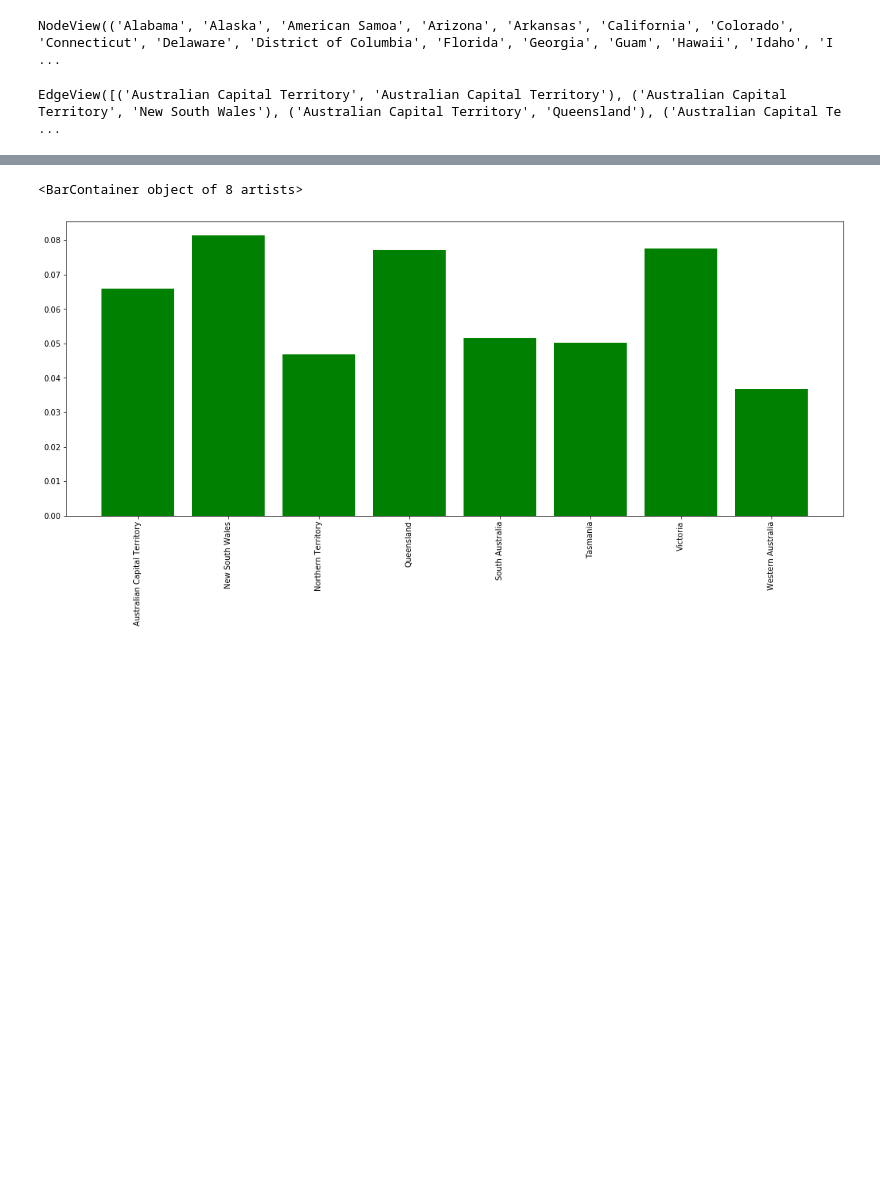
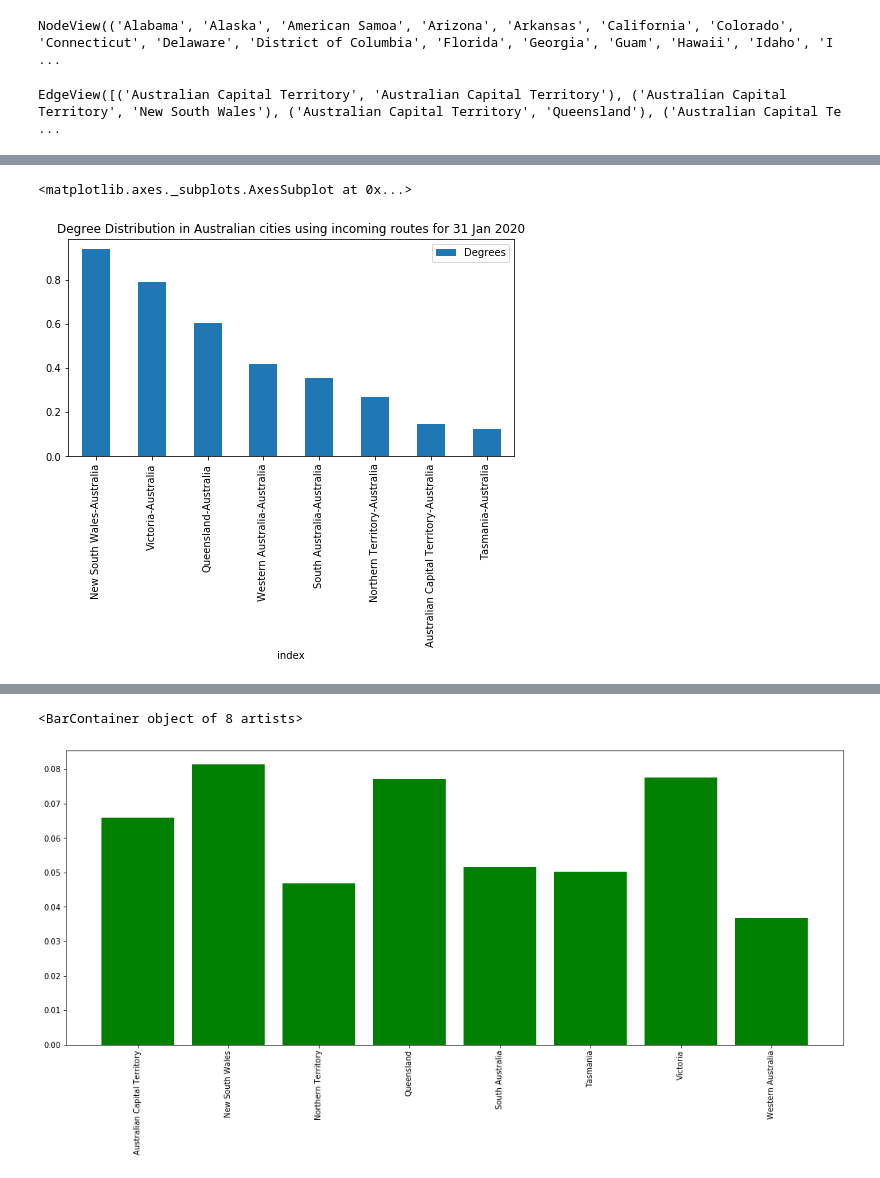
Before and after one commit to Ccamm/coronavirus_network, a Jupyter notebook: coronavirus_timeline.ipynb, the cells around one changed output, grey strips where cells are left out. Drawn from its saved outputs; the diff is of its cells as text; code cells hidden in the pictures; blank space fills up the shorter version.

```diff
--- a/coronavirus_timeline.ipynb
+++ b/coronavirus_timeline.ipynb
@@ -775,0 +1013,2 @@ draw_graph(ausGraphFlights,9)
+# %%
+incAusMapFlights1, incAusGraphFlights1 = renderMap(incAusRoutesC, incAusCities, '1/31/20', (-28,138), 2)
@@ -775,0 +1043,4 @@ draw_graph(ausGraphFlights,9)
+# %%
+# Calculates the degree distribution for the nodes
+degrees = nx.degree_centrality(incAusGraphFlights1)
+degrees
@@ -775,0 +1065,13 @@ draw_graph(ausGraphFlights,9)
+# %%
+# Converts results from above into a pandas dataframe and print out only Australian cities
+def dictToDataframe(degrees):
+    dfdegrees = pd.DataFrame.from_dict(degrees, orient='index', columns=['Degrees'])
+    dfdegrees.reset_index(level=0, inplace=True) # key indexs to seperate column
+    dfdegrees = dfdegrees.loc[dfdegrees['index'].str.contains('Australia')] # get only australia
+    dfdegrees = dfdegrees.sort_values(by='Degrees', ascending=False) # sort by degrees
+    dfdegrees = dfdegrees.reset_index(drop=True) # fix indexing
+    return dfdegrees
+# %%
+# Outputs the degree distribution
+dfdegrees1 = dictToDataframe(degrees)
+dfdegrees1
@@ -775,0 +1088,7 @@ draw_graph(ausGraphFlights,9)
+# %%
+# Shows the bar graph for each state
+title = 'Degree Distribution in Australian cities using incoming routes for 31 Jan 2020'
+dfdegrees1.plot.bar(x='index', y=['Degrees'], figsize=(8, 4), title=title)
+# %% [output]
+<matplotlib.axes._subplots.AxesSubplot at 0x...>
+[figure, added]
```
Also changed, not shown: parts of 103 cells of this notebook.
